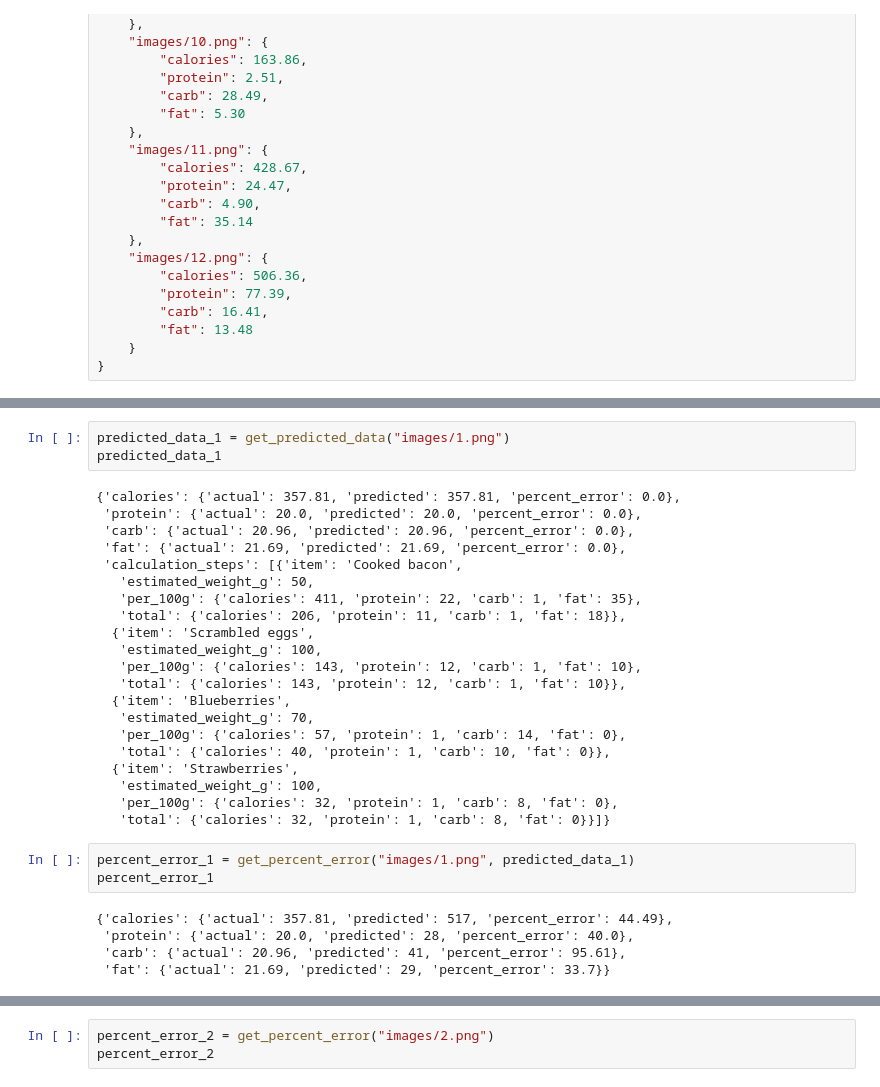
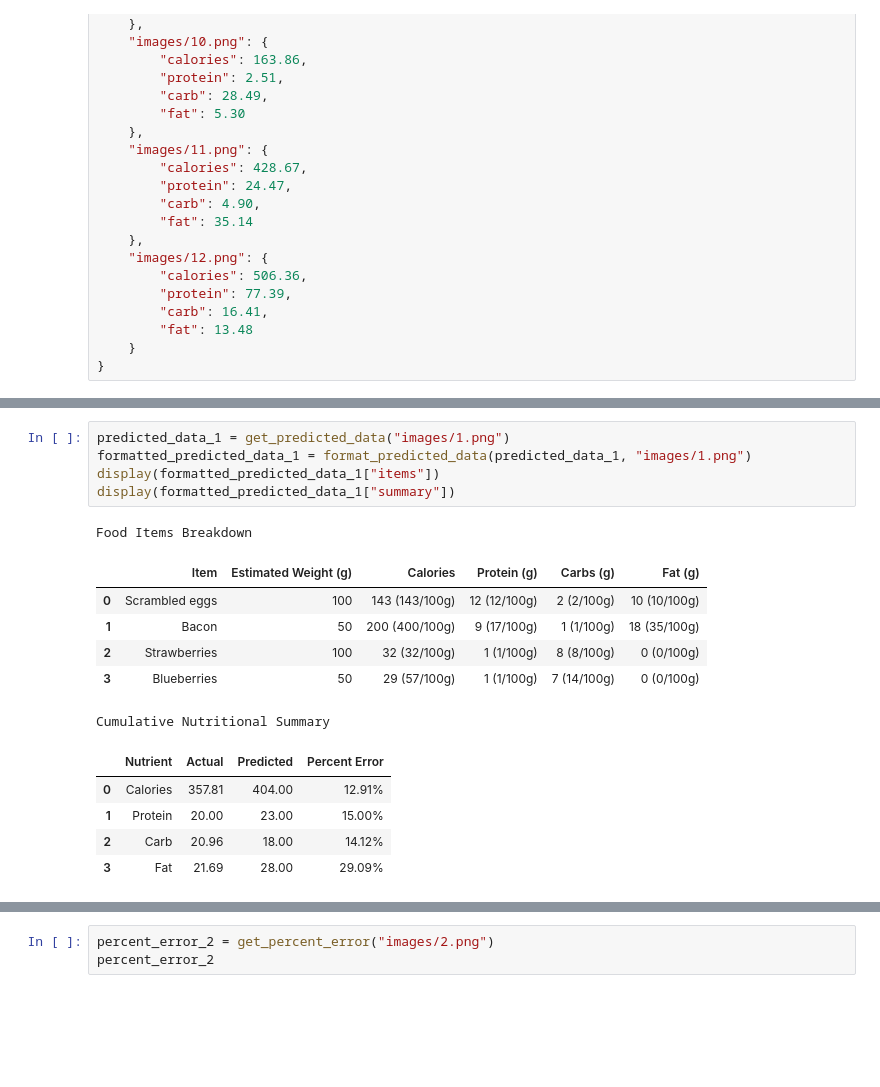
Before and after one commit to pattssun/FitHub, a Jupyter notebook: main.ipynb, the cells around one changed output, grey strips where cells are left out. Cells and saved outputs as stored; diff of their text form; blank space fills up the shorter version.

```diff
--- a/main.ipynb
+++ b/main.ipynb
@@ -171,33 +201,19 @@ def get_predicted_data(image_path):
 # %%
 predicted_data_1 = get_predicted_data("images/1.png")
-predicted_data_1
+formatted_predicted_data_1 = format_predicted_data(predicted_data_1, "images/1.png")
+display(formatted_predicted_data_1["items"])
+display(formatted_predicted_data_1["summary"])
 # %% [output]
-{'calories': {'actual': 357.81, 'predicted': 357.81, 'percent_error': 0.0},
- 'protein': {'actual': 20.0, 'predicted': 20.0, 'percent_error': 0.0},
- 'carb': {'actual': 20.96, 'predicted': 20.96, 'percent_error': 0.0},
- 'fat': {'actual': 21.69, 'predicted': 21.69, 'percent_error': 0.0},
- 'calculation_steps': [{'item': 'Cooked bacon',
-   'estimated_weight_g': 50,
-   'per_100g': {'calories': 411, 'protein': 22, 'carb': 1, 'fat': 35},
-   'total': {'calories': 206, 'protein': 11, 'carb': 1, 'fat': 18}},
-  {'item': 'Scrambled eggs',
-   'estimated_weight_g': 100,
-   'per_100g': {'calories': 143, 'protein': 12, 'carb': 1, 'fat': 10},
-   'total': {'calories': 143, 'protein': 12, 'carb': 1, 'fat': 10}},
-  {'item': 'Blueberries',
-   'estimated_weight_g': 70,
-   'per_100g': {'calories': 57, 'protein': 1, 'carb': 14, 'fat': 0},
-   'total': {'calories': 40, 'protein': 1, 'carb': 10, 'fat': 0}},
-  {'item': 'Strawberries',
-   'estimated_weight_g': 100,
-   'per_100g': {'calories': 32, 'protein': 1, 'carb': 8, 'fat': 0},
-   'total': {'calories': 32, 'protein': 1, 'carb': 8, 'fat': 0}}]}
+Food Items Breakdown
+|  | Item | Estimated Weight (g) | Calories | Protein (g) | Carbs (g) | Fat (g) |
+| 0 | Scrambled eggs | 100 | 143 (143/100g) | 12 (12/100g) | 2 (2/100g) | 10 (10/100g) |
+| 1 | Bacon | 50 | 200 (400/100g) | 9 (17/100g) | 1 (1/100g) | 18 (35/100g) |
+| 2 | Strawberries | 100 | 32 (32/100g) | 1 (1/100g) | 8 (8/100g) | 0 (0/100g) |
+| 3 | Blueberries | 50 | 29 (57/100g) | 1 (1/100g) | 7 (14/100g) | 0 (0/100g) |
+Cumulative Nutritional Summary
+|  | Nutrient | Actual | Predicted | Percent Error |
+| 0 | Calories | 357.81 | 404.00 | 12.91% |
+| 1 | Protein | 20.00 | 23.00 | 15.00% |
+| 2 | Carb | 20.96 | 18.00 | 14.12% |
+| 3 | Fat | 21.69 | 28.00 | 29.09% |
-# %%
-percent_error_1 = get_percent_error("images/1.png", predicted_data_1)
-percent_error_1
-# %% [output]
-{'calories': {'actual': 357.81, 'predicted': 517, 'percent_error': 44.49},
- 'protein': {'actual': 20.0, 'predicted': 28, 'percent_error': 40.0},
- 'carb': {'actual': 20.96, 'predicted': 41, 'percent_error': 95.61},
- 'fat': {'actual': 21.69, 'predicted': 29, 'percent_error': 33.7}}
 # %%
```
Also changed, not shown: parts of 19 cells of this notebook, 2 other files.
